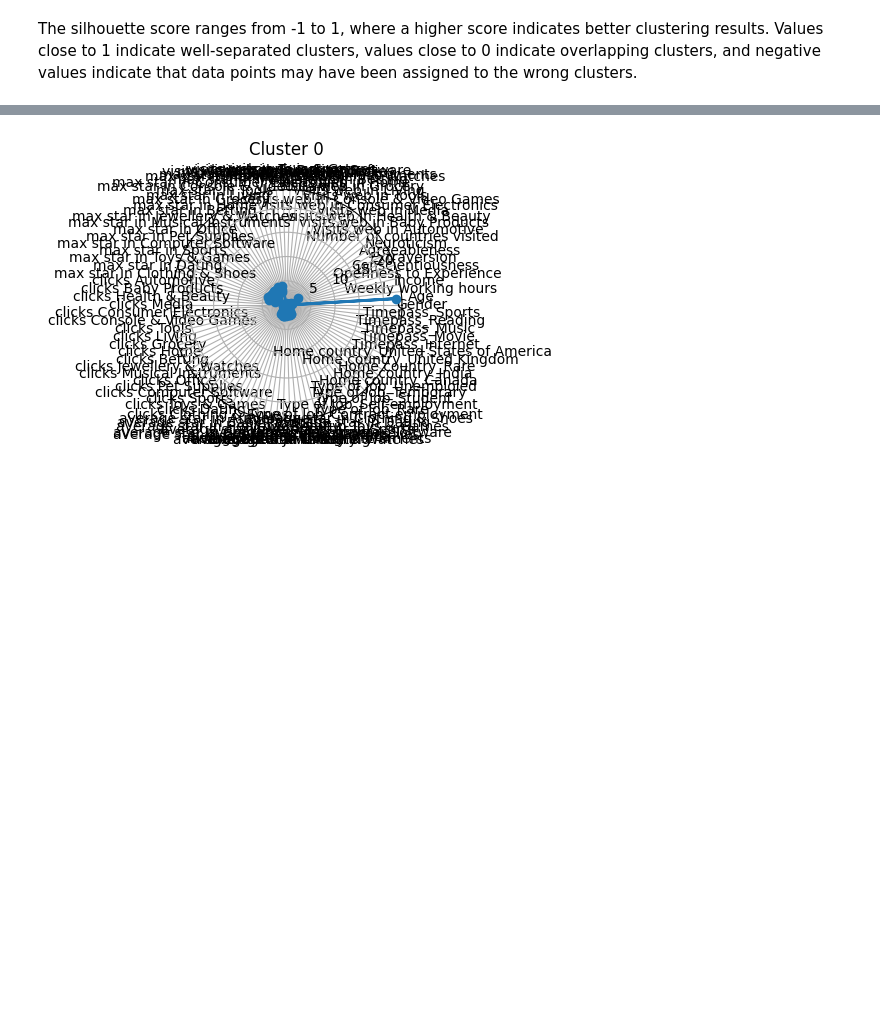
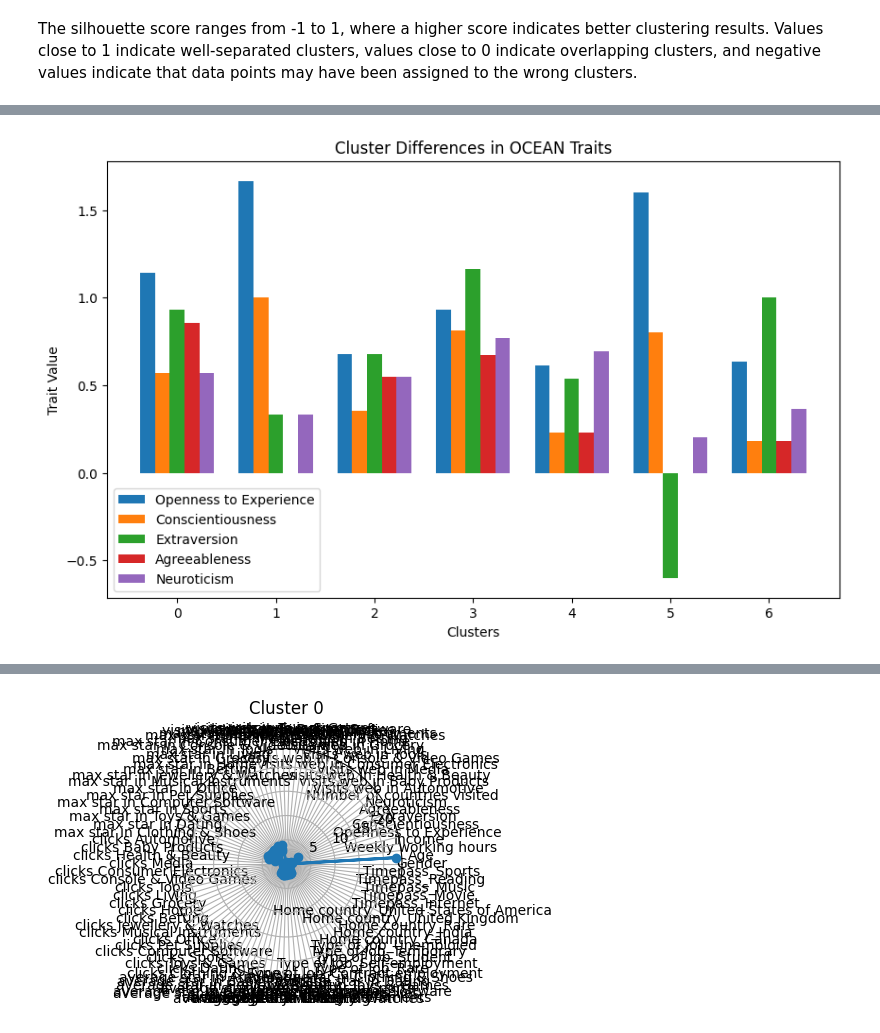
Before and after one commit to torchflash/MMAI831-Team-Project, a Jupyter notebook: Amir/MMAI831_AI_in_Marketing_EMC_Model_Development.ipynb, the cells around one changed output, grey strips where cells are left out. Drawn from its saved outputs; the diff is of its cells as text; code cells hidden in the pictures; blank space fills up the shorter version.

```diff
--- a/Amir/MMAI831_AI_in_Marketing_EMC_Model_Development.ipynb
+++ b/Amir/MMAI831_AI_in_Marketing_EMC_Model_Development.ipynb
@@ -272,2 +272,40 @@ cluster_means.iloc[:,4:9]
 | 5 | 1.600000 | 0.800000 | -0.600000 | 0.000000 | 0.200000 |
 | 6 | 0.636364 | 0.181818 | 1.000000 | 0.181818 | 0.363636 |
+# %%
+ocean_df = cluster_means.iloc[:, 4:9]
+
+# Set the cluster labels as the x-axis tick labels
+x_labels = cluster_means.index
+
+# Set the OCEAN traits as the column names
+traits = ocean_df.columns
+
+# Set the number of clusters and traits
+num_clusters = ocean_df.shape[0]
+num_traits = ocean_df.shape[1]
+
+# Set the width of each bar
+bar_width = 0.15
+
+# Set the positions of the bars on the x-axis
+positions = range(num_clusters)
+
+# Plot the grouped bars for each trait
+fig, ax = plt.subplots(figsize=(10, 6))
+for i in range(num_traits):
+    ax.bar([p + i * bar_width for p in positions], ocean_df.iloc[:, i], bar_width, label=traits[i])
+
+# Set the x-axis labels and title
+ax.set_xticks([p + (num_traits-1) * bar_width / 2 for p in positions])
+ax.set_xticklabels(x_labels)
+ax.set_xlabel('Clusters')
+ax.set_ylabel('Trait Value')
+ax.set_title('Cluster Differences in OCEAN Traits')
+
+# Add a legend
+ax.legend()
+
+# Show the plot
+plt.show()
+# %% [output]
+[figure, added]
```
Also changed, not shown: parts of 7 cells of this notebook.
